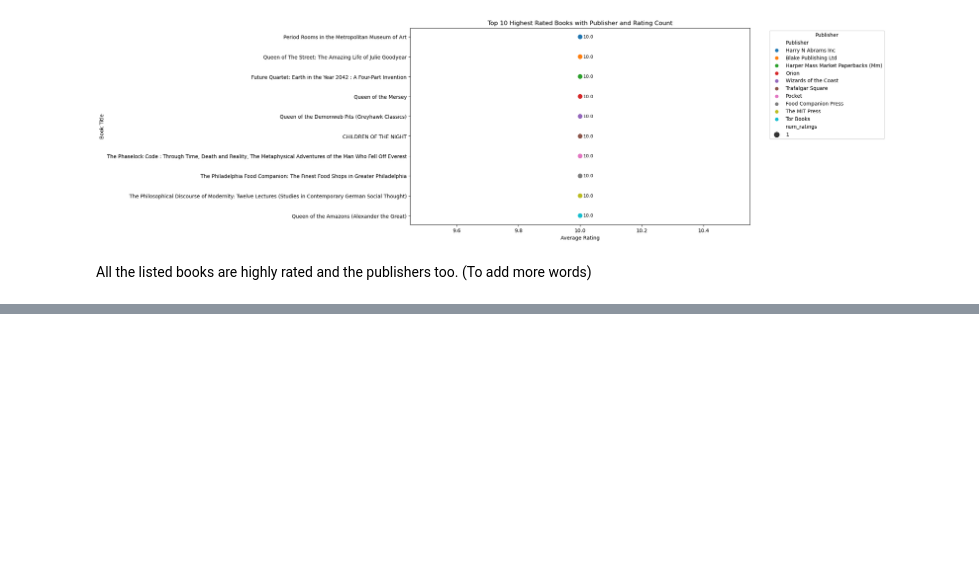
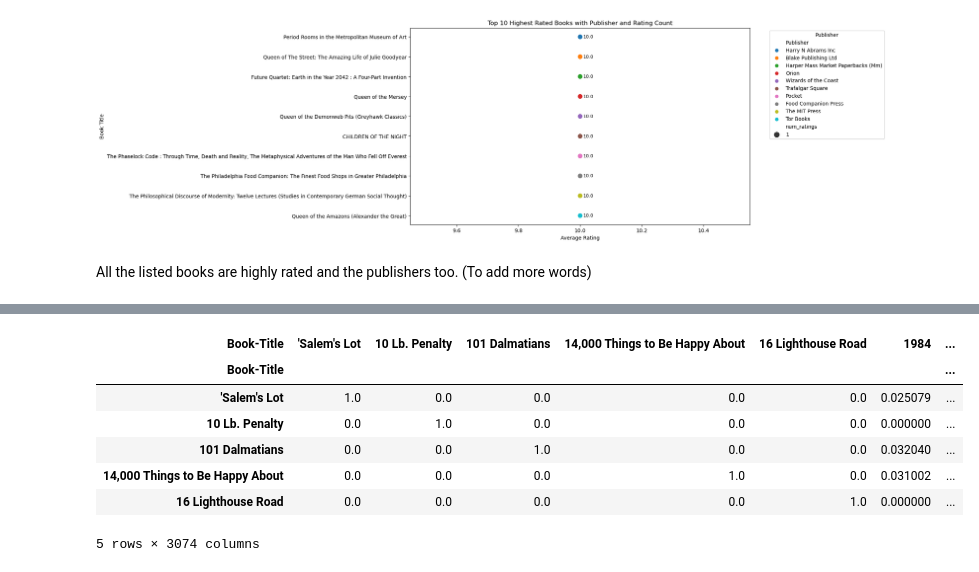
Before and after one commit to ruth-kitasi/Online-Book-Recommender-System, a Jupyter notebook: notebooks/Joseline.ipynb, the cells around one changed output, grey strips where cells are left out. Saved outputs shown, nothing was run; the diff lists cells and outputs as text; code cells hidden in the pictures; blank space fills up the shorter version.

```diff
--- a/notebooks/Joseline.ipynb
+++ b/notebooks/Joseline.ipynb
@@ -598,0 +690,23 @@ All the listed books are highly rated and the publishers too.
+# %%
+from sklearn.metrics.pairwise import cosine_similarity
+
+# Transpose for item-based similarity (books as rows)
+book_similarity_scaled = cosine_similarity(user_item_matrix_scaled.T)
+
+# Convert to DataFrame
+book_similarity_scaled_df = pd.DataFrame(
+    book_similarity_scaled,
+    index=user_item_matrix_scaled.columns,
+    columns=user_item_matrix_scaled.columns
+)
+
+book_similarity_scaled_df.head()
+# %% [output]
+| Book-Title | 'Salem's Lot | 10 Lb. Penalty | 101 Dalmatians | 14,000 Things to Be Happy About | 16 Lighthouse Road | 1984 | ... |
+| Book-Title |  |  |  |  |  |  | ... |
+| 'Salem's Lot | 1.0 | 0.0 | 0.0 | 0.0 | 0.0 | 0.025079 | ... |
+| 10 Lb. Penalty | 0.0 | 1.0 | 0.0 | 0.0 | 0.0 | 0.000000 | ... |
+| 101 Dalmatians | 0.0 | 0.0 | 1.0 | 0.0 | 0.0 | 0.032040 | ... |
+| 14,000 Things to Be Happy About | 0.0 | 0.0 | 0.0 | 1.0 | 0.0 | 0.031002 | ... |
+| 16 Lighthouse Road | 0.0 | 0.0 | 0.0 | 0.0 | 1.0 | 0.000000 | ... |
+5 rows × 3074 columns
```
Also changed, not shown: parts of 36 cells of this notebook.
